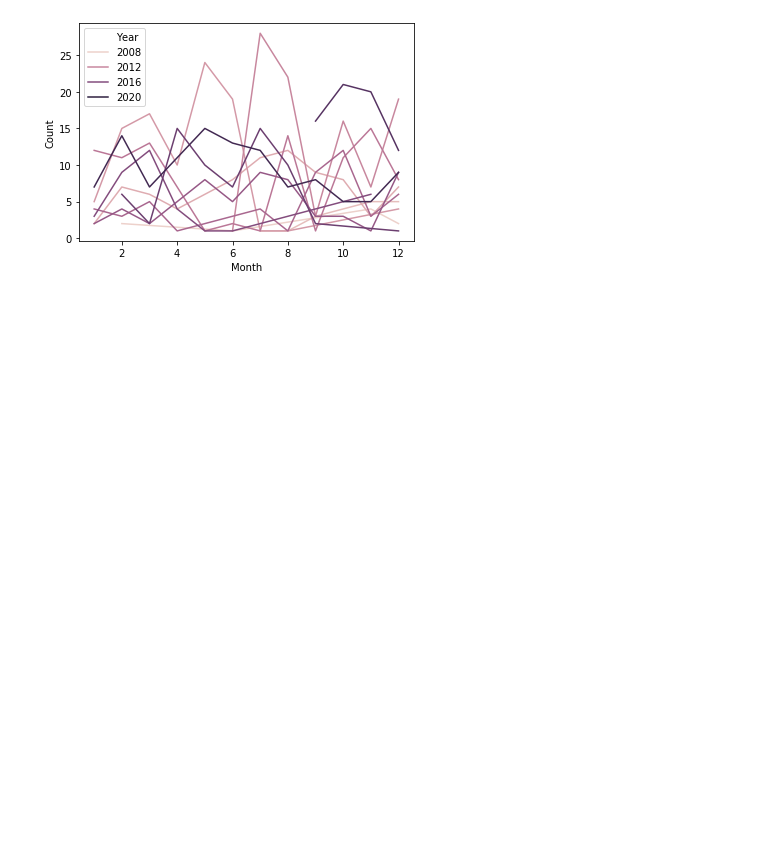
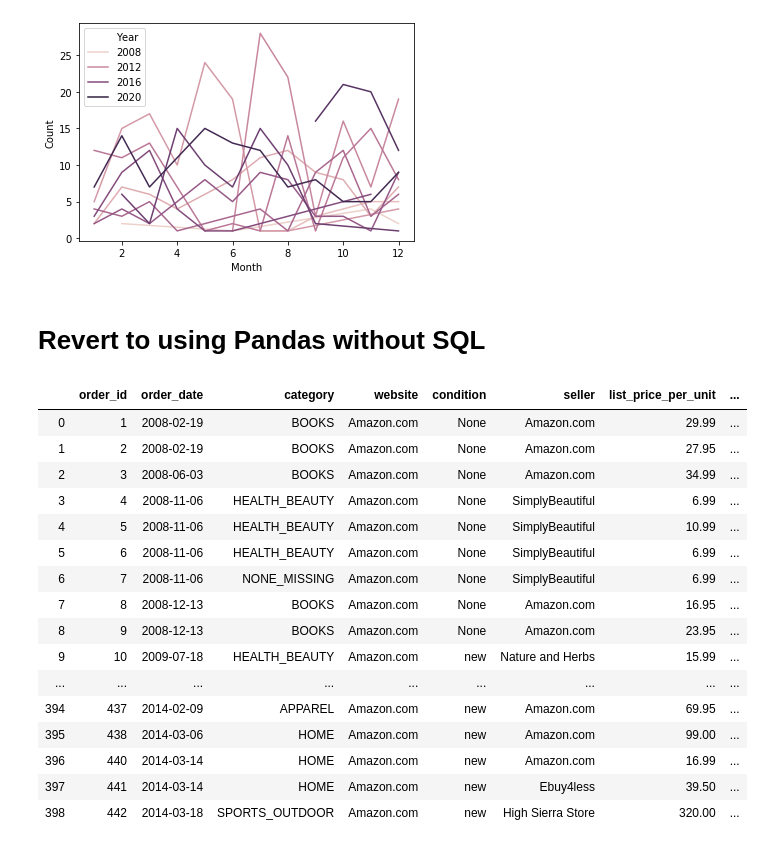
Before and after one commit to AmitSamra/DataEngineering.Labs.AirflowProject, a Jupyter notebook: data/amazon_visualization.ipynb, the cells around one changed output. Cells and saved outputs as stored; diff of their text form; code cells hidden in the pictures; blank space fills up the shorter version.

```diff
--- a/data/amazon_visualization.ipynb
+++ b/data/amazon_visualization.ipynb
@@ -43,4 +48,8 @@ item_total                 float64
 dtype: object
 # %%
 # Rename columns
-# df.columns = ['order_id', 'order_date', 'category', 'website', 'condition', 'seller', 'list_price_per_unit', 'purchase_price_per_unit', 'quantity', 'shipment_date', 'carrier_name', 'item_subtotal', 'item_subtotal_tax','item_total']
+df.columns = ['order_id', 'order_date', 'category', 'website', 'condition', 'seller', 'list_price_per_unit', 'purchase_price_per_unit', 'quantity', 'shipment_date', 'carrier_name', 'item_subtotal', 'item_subtotal_tax','item_total']
+# %%
+# Change date columns from string/object to datetime
+df['order_date'] = pd.to_datetime(df['order_date'])
+df['shipment_date'] = pd.to_datetime(df['shipment_date'])
@@ -256,3 +230,25 @@ df_con_month_trend
 plot_con_month_trend = sns.lineplot(data=df_con_month_trend, x='Month', y='Count', hue='Year')
 # %% [output]
 [figure]
+# %% [markdown]
+# Revert to using Pandas without SQL
+# %%
+df
+# %% [output]
+|  | order_id | order_date | category | website | condition | seller | list_price_per_unit | ... |
+| 0 | 1 | 2008-02-19 | BOOKS | Amazon.com | None | Amazon.com | 29.99 | ... |
+| 1 | 2 | 2008-02-19 | BOOKS | Amazon.com | None | Amazon.com | 27.95 | ... |
+| 2 | 3 | 2008-06-03 | BOOKS | Amazon.com | None | Amazon.com | 34.99 | ... |
+| 3 | 4 | 2008-11-06 | HEALTH_BEAUTY | Amazon.com | None | SimplyBeautiful | 6.99 | ... |
+| 4 | 5 | 2008-11-06 | HEALTH_BEAUTY | Amazon.com | None | SimplyBeautiful | 10.99 | ... |
+| 5 | 6 | 2008-11-06 | HEALTH_BEAUTY | Amazon.com | None | SimplyBeautiful | 6.99 | ... |
+| 6 | 7 | 2008-11-06 | NONE_MISSING | Amazon.com | None | SimplyBeautiful | 6.99 | ... |
+| 7 | 8 | 2008-12-13 | BOOKS | Amazon.com | None | Amazon.com | 16.95 | ... |
+| 8 | 9 | 2008-12-13 | BOOKS | Amazon.com | None | Amazon.com | 23.95 | ... |
+| 9 | 10 | 2009-07-18 | HEALTH_BEAUTY | Amazon.com | new | Nature and Herbs | 15.99 | ... |
+| ... | ... | ... | ... | ... | ... | ... | ... | ... |
+| 394 | 437 | 2014-02-09 | APPAREL | Amazon.com | new | Amazon.com | 69.95 | ... |
+| 395 | 438 | 2014-03-06 | HOME | Amazon.com | new | Amazon.com | 99.00 | ... |
+| 396 | 440 | 2014-03-14 | HOME | Amazon.com | new | Amazon.com | 16.99 | ... |
+| 397 | 441 | 2014-03-14 | HOME | Amazon.com | new | Ebuy4less | 39.50 | ... |
+| 398 | 442 | 2014-03-18 | SPORTS_OUTDOOR | Amazon.com | new | High Sierra Store | 320.00 | ... |
```
Also changed, not shown: parts of 19 cells of this notebook, 3 other files.
